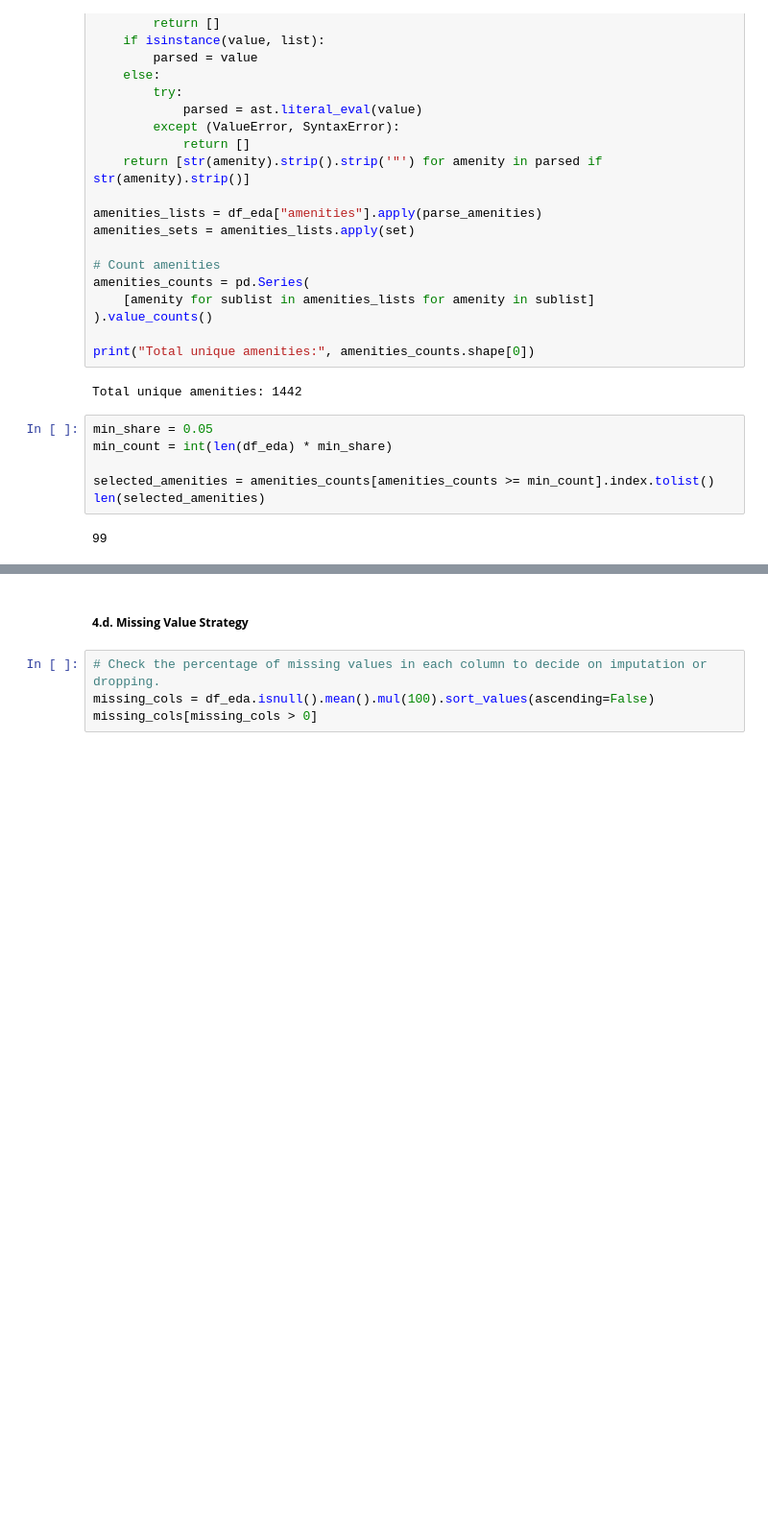
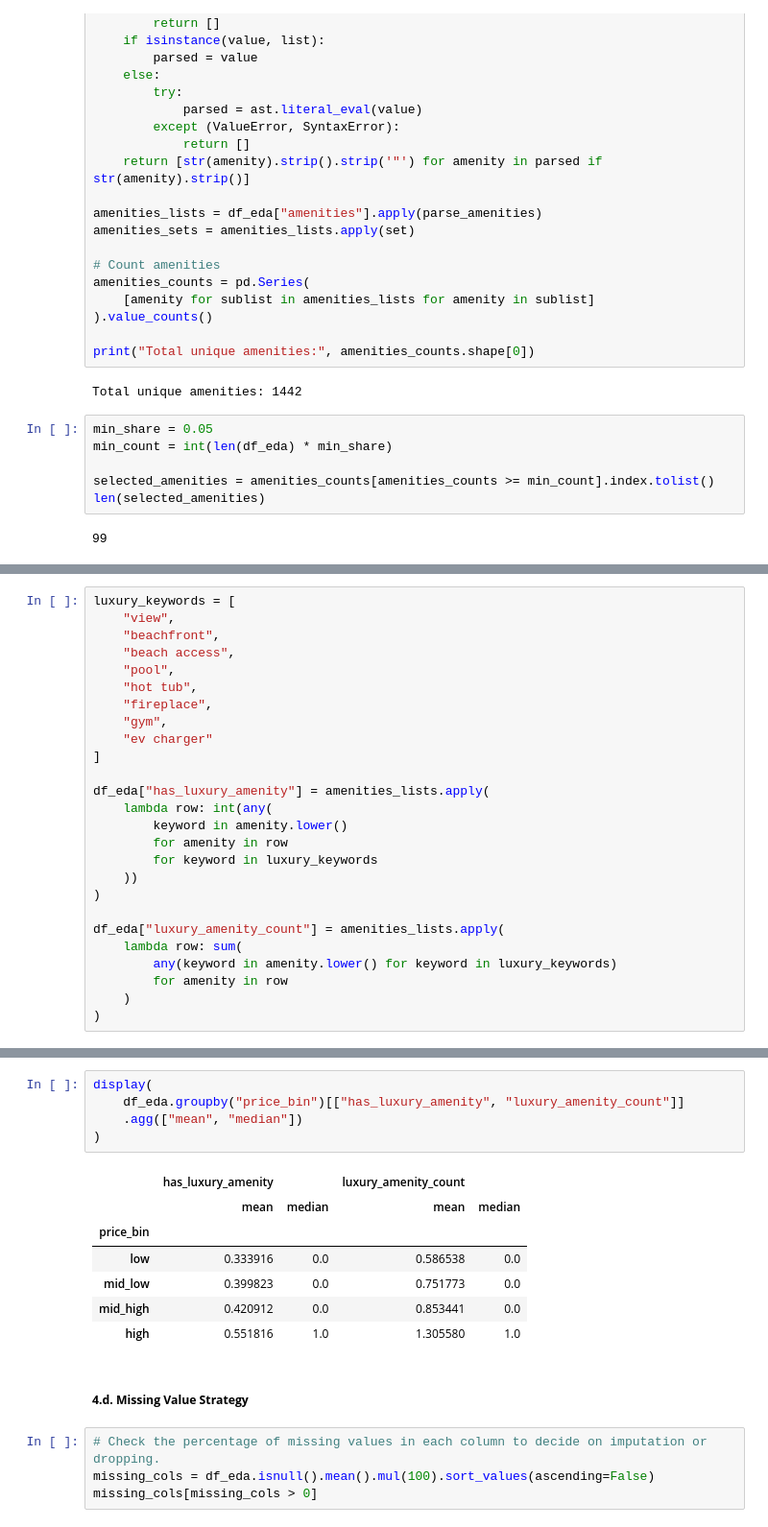
Before and after one commit to Batujan/Airbnb_Basque_Country_Price_Prediction, a Jupyter notebook: notebooks/01_data_exploration.ipynb, the cells around one changed output, grey strips where cells are left out. Shown at 96% size. Saved outputs shown, nothing was run; the diff lists cells and outputs as text; blank space fills up the shorter version.

Commit message:
add luxury amenities check

```diff
--- a/notebooks/01_data_exploration.ipynb
+++ b/notebooks/01_data_exploration.ipynb
@@ -902,0 +970,26 @@ amenity_impact.head(20)
+# %%
+luxury_keywords = [
+    "view",
+    "beachfront",
+    "beach access",
+    "pool",
+    "hot tub",
+    "fireplace",
+    "gym",
+    "ev charger"
+]
+
+df_eda["has_luxury_amenity"] = amenities_lists.apply(
+    lambda row: int(any(
+        keyword in amenity.lower()
+        for amenity in row
+        for keyword in luxury_keywords
+    ))
+)
+
+df_eda["luxury_amenity_count"] = amenities_lists.apply(
+    lambda row: sum(
+        any(keyword in amenity.lower() for keyword in luxury_keywords)
+        for amenity in row
+    )
+)
@@ -903,3 +1006,16 @@ amenity_impact.head(20)
+# %%
+display(
+    df_eda.groupby("price_bin")[["has_luxury_amenity", "luxury_amenity_count"]]
+    .agg(["mean", "median"])
+)
+# %% [output]
+|  | has_luxury_amenity |  | luxury_amenity_count |  |
+|  | mean | median | mean | median |
+| price_bin |  |  |  |  |
+| low | 0.333916 | 0.0 | 0.586538 | 0.0 |
+| mid_low | 0.399823 | 0.0 | 0.751773 | 0.0 |
+| mid_high | 0.420912 | 0.0 | 0.853441 | 0.0 |
+| high | 0.551816 | 1.0 | 1.305580 | 1.0 |
 # %% [markdown]
 ##### **4.d. Missing Value Strategy**
 # %%
```
Also changed, not shown: parts of 5 cells of this notebook.
